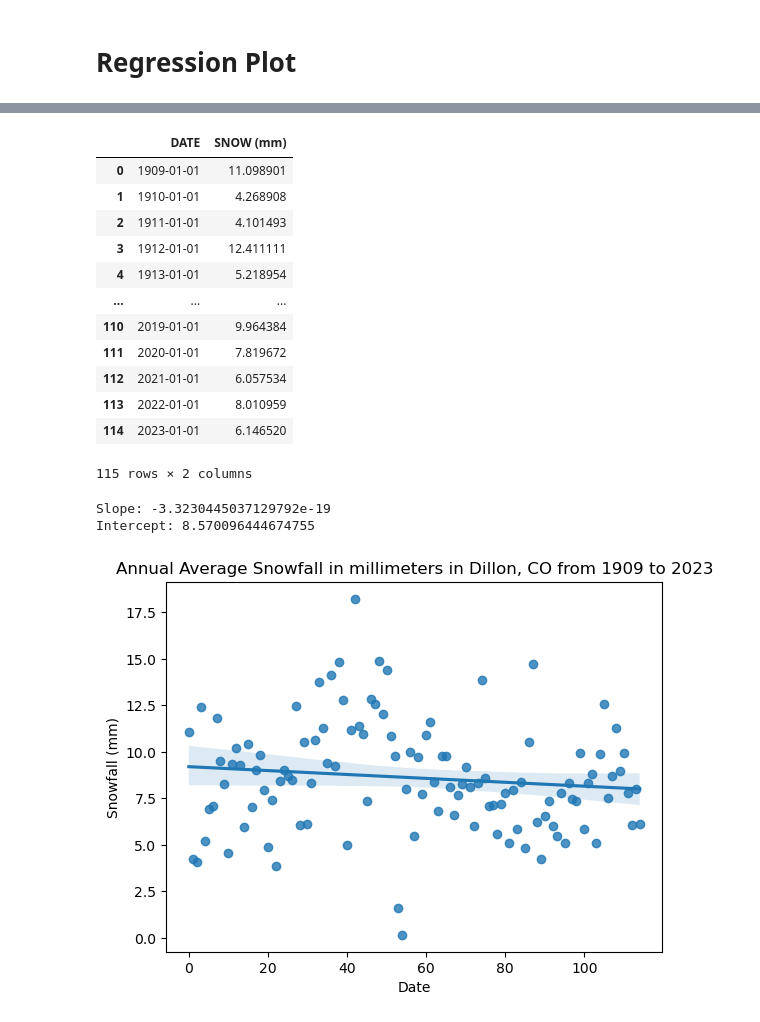
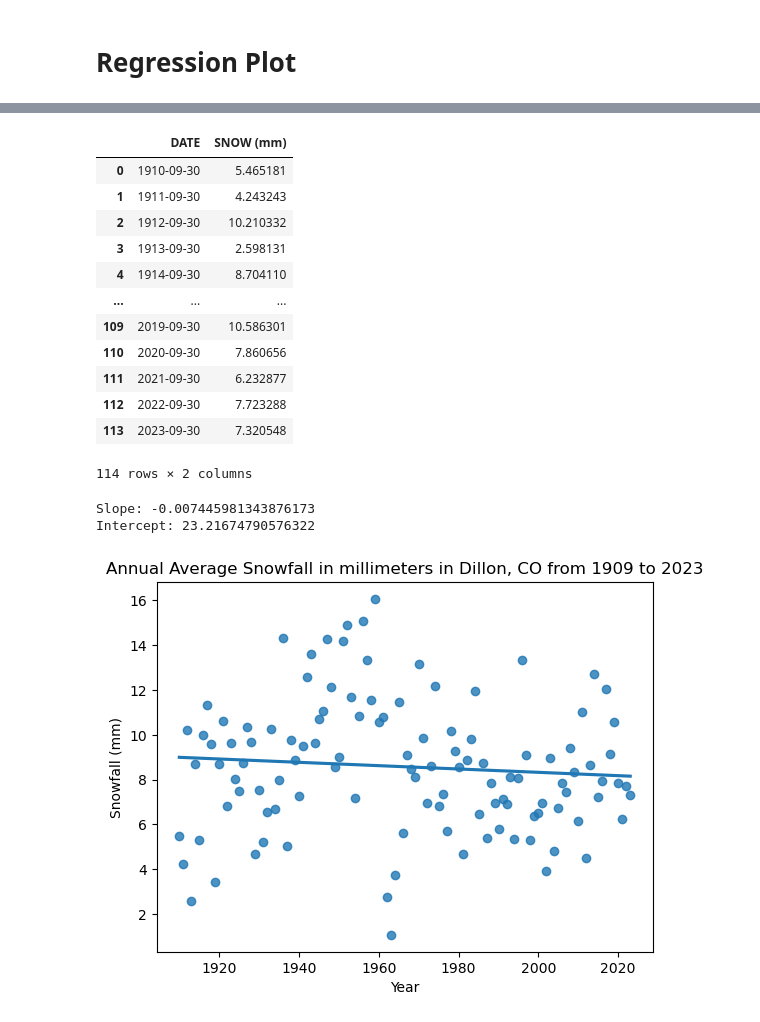
Before and after one commit to earthlab-education/climate-coding-challenge-hanried, a Jupyter notebook: 08_climate_coding_challenge_dillon_colorado_portfolio.ipynb, the cells around one changed output, grey strips where cells are left out. Drawn from its saved outputs; the diff is of its cells as text; code cells hidden in the pictures.

Commit message:
in 08: got rid of error bars on trend line graph, got lin reg model to use years instead of full date value, resampled dillon_snow_mm_df for annual measurements to be for water year

```diff
--- a/08_climate_coding_challenge_dillon_colorado_portfolio.ipynb
+++ b/08_climate_coding_challenge_dillon_colorado_portfolio.ipynb
@@ -208,9 +208,9 @@ dillon_snow_in_df.plot(
 <Axes: title={'center': 'Daily Snowfall in inches in Dillon, Colorado from October 1, 1909 to September 30, 2023'}, xlabel='Date', ylabel='Snowfall (in)'>
 [figure]
 # %%
-# Resample dillon_snow_mm_df to find the yearly average snowfall in millimeters.
+# Resample dillon_snow_mm_df to find the yearly average snowfall in millimeters for each annual water year from October 1 to September 30.
 
-dillon_ann_snow_mm_df = dillon_snow_mm_df.resample('YS').mean()
+dillon_ann_snow_mm_df = dillon_snow_mm_df.resample('A-SEP').mean()
 
 dillon_ann_snow_mm_df
 # %% [output]
@@ -275,21 +275,21 @@ dillon_ann_snow_mm_regr = dillon_ann_snow_mm_df.reset_index()
 dillon_ann_snow_mm_regr
 # %% [output]
 |  | DATE | SNOW (mm) |
-| 0 | 1909-01-01 | 11.098901 |
-| 1 | 1910-01-01 | 4.268908 |
-| 2 | 1911-01-01 | 4.101493 |
-| 3 | 1912-01-01 | 12.411111 |
-| 4 | 1913-01-01 | 5.218954 |
+| 0 | 1910-09-30 | 5.465181 |
+| 1 | 1911-09-30 | 4.243243 |
+| 2 | 1912-09-30 | 10.210332 |
+| 3 | 1913-09-30 | 2.598131 |
+| 4 | 1914-09-30 | 8.704110 |
 | ... | ... | ... |
-| 110 | 2019-01-01 | 9.964384 |
-| 111 | 2020-01-01 | 7.819672 |
-| 112 | 2021-01-01 | 6.057534 |
-| 113 | 2022-01-01 | 8.010959 |
-| 114 | 2023-01-01 | 6.146520 |
+| 109 | 2019-09-30 | 10.586301 |
+| 110 | 2020-09-30 | 7.860656 |
+| 111 | 2021-09-30 | 6.232877 |
+| 112 | 2022-09-30 | 7.723288 |
+| 113 | 2023-09-30 | 7.320548 |
-115 rows × 2 columns
+114 rows × 2 columns
 # %%
 # Reshape 'Year' column to be a 2D array for scikit-learn
-X = dillon_ann_snow_mm_regr[['DATE']].values
+X = dillon_ann_snow_mm_regr['DATE'].dt.year.values.reshape(-1, 1) #try adding .dt; reshape is part of scikitlearn to make sure the matricies of data are going the right direction; scikitlearn reads dates as "how many seconds since that date" so adding the .dt lets you access specific different parts of the dates so you actually get just the years, not the whole seconds amount.
 y = dillon_ann_snow_mm_regr['SNOW (mm)'].values
 
 # Create and fit the linear regression model
@@ -304,23 +304,24 @@ intercept = model.intercept_
 print(f"Slope: {slope}")
 print(f"Intercept: {intercept}")
 # %% [output]
-Slope: -3.3230445037129792e-19
-Intercept: 8.570096444674755
+Slope: -0.007445981343876173
+Intercept: 23.21674790576322
 # %%
 #Plot annual average temperature data with a trend line
 ax = sns.regplot(
-    x = dillon_ann_snow_mm_regr.index.values,
+    x = dillon_ann_snow_mm_regr.DATE.dt.year,
     y = dillon_ann_snow_mm_regr['SNOW (mm)'].values,
+    ci = None
     )
 
 # Set plot labels
 ax.set(
     title = 'Annual Average Snowfall in millimeters in Dillon, CO from 1909 to 2023',
-    xlabel = 'Date',
+    xlabel = 'Year',
     ylabel = 'Snowfall (mm)'
 )
 
 # Display the plot without extra text
 plt.show()
 # %% [output]
-[figure, old version]
+[figure, new version]
```
Also changed, not shown: parts of 4 cells of this notebook, 1 other file.
